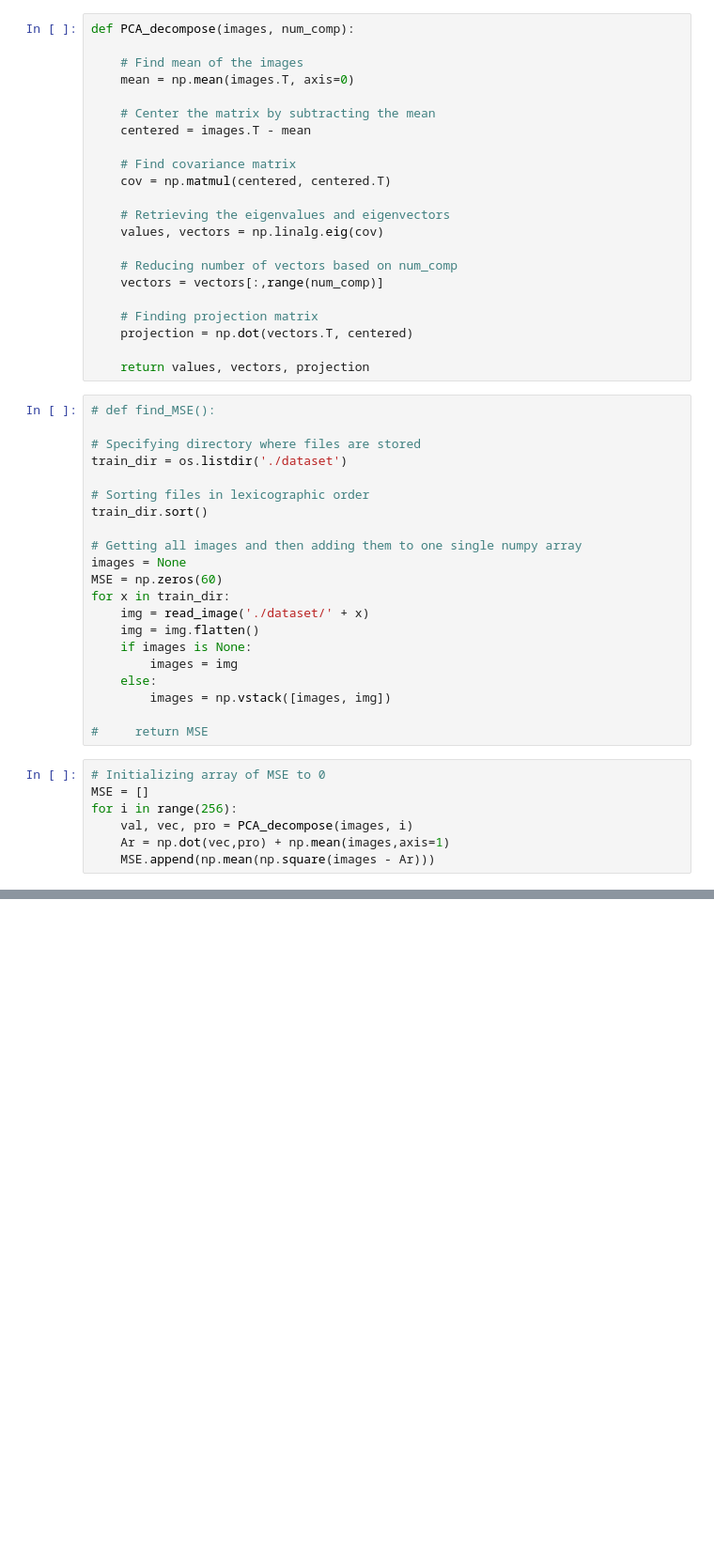
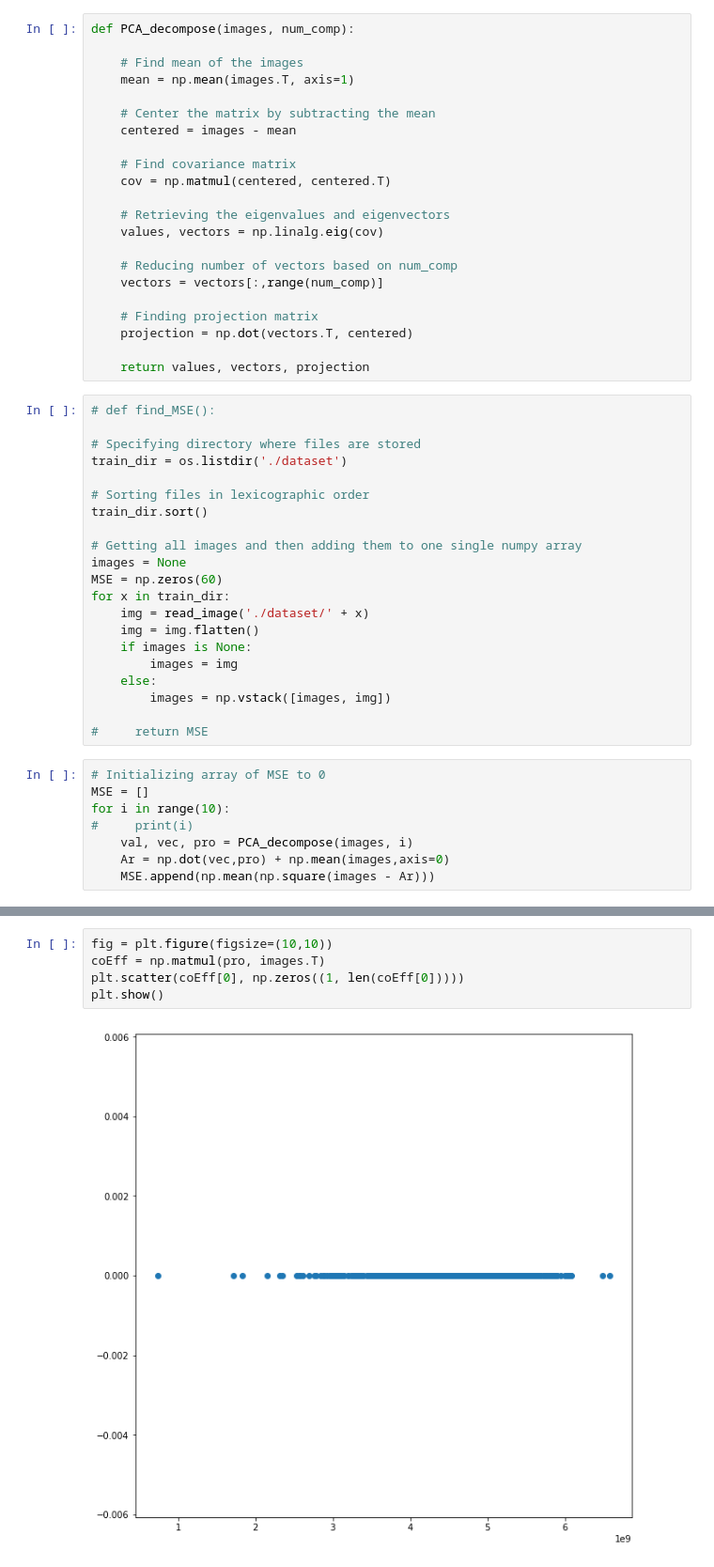
Before and after one commit to dheerajpreddy/SMAI-Mini-Project-1, a Jupyter notebook: PCAnewnew.ipynb, the cells around one changed output, grey strips where cells are left out. Shown at 94% size. Cells and saved outputs as stored; diff of their text form; blank space fills up the shorter version.

```diff
--- a/PCAnewnew.ipynb
+++ b/PCAnewnew.ipynb
@@ -18,10 +18,10 @@ def read_image(im) :
 def PCA_decompose(images, num_comp):
 
     # Find mean of the images
-    mean = np.mean(images.T, axis=0)
+    mean = np.mean(images.T, axis=1)
 
     # Center the matrix by subtracting the mean
-    centered = images.T - mean
+    centered = images - mean
 
     # Find covariance matrix
     cov = np.matmul(centered, centered.T)
@@ -60,9 +60,10 @@ for x in train_dir:
 # %%
 # Initializing array of MSE to 0
 MSE = []
-for i in range(256):
+for i in range(10):
+#     print(i)
     val, vec, pro = PCA_decompose(images, i)
-    Ar = np.dot(vec,pro) + np.mean(images,axis=1)
+    Ar = np.dot(vec,pro) + np.mean(images,axis=0)
     MSE.append(np.mean(np.square(images - Ar)))
 # %%
 plt.plot(MSE)
@@ -68,0 +73,7 @@ plt.plot(MSE)
+# %%
+fig = plt.figure(figsize=(10,10))
+coEff = np.matmul(pro, images.T)
+plt.scatter(coEff[0], np.zeros((1, len(coEff[0]))))
+plt.show()
+# %% [output]
+[figure, added]
```
Also changed, not shown: parts of 3 cells of this notebook, 14 other files.
